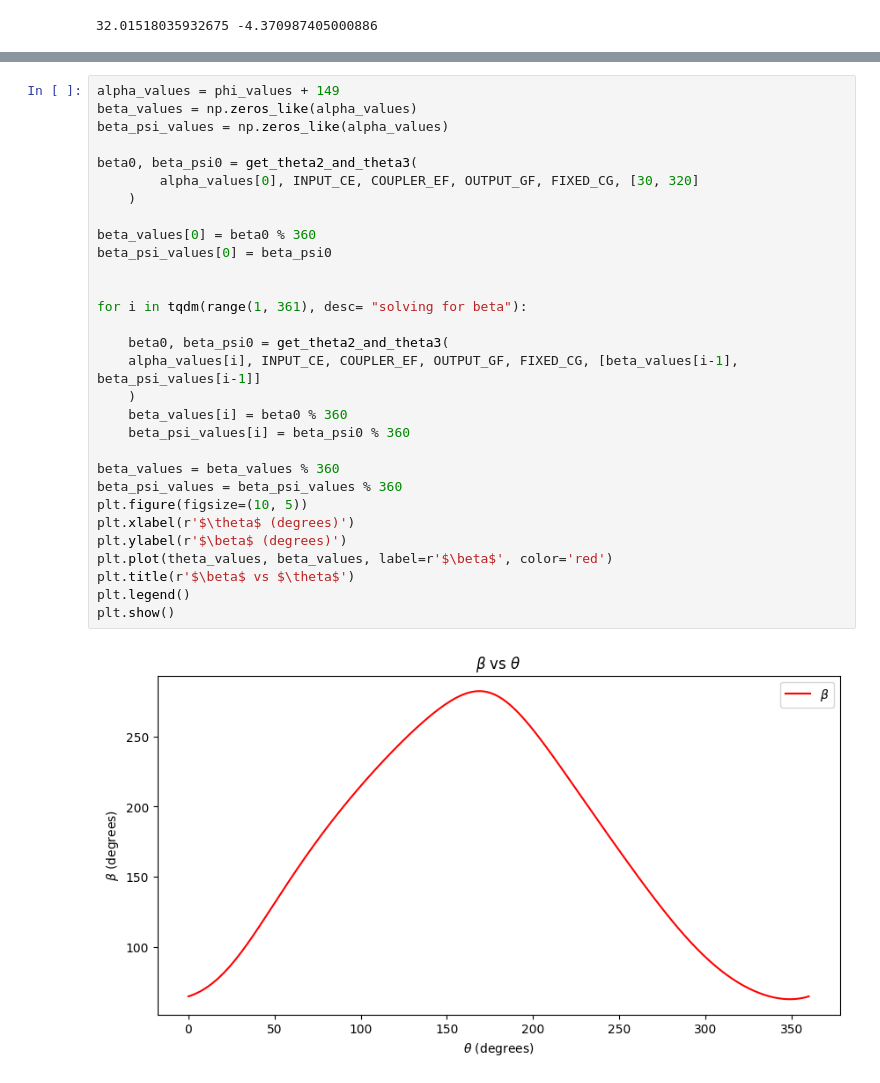
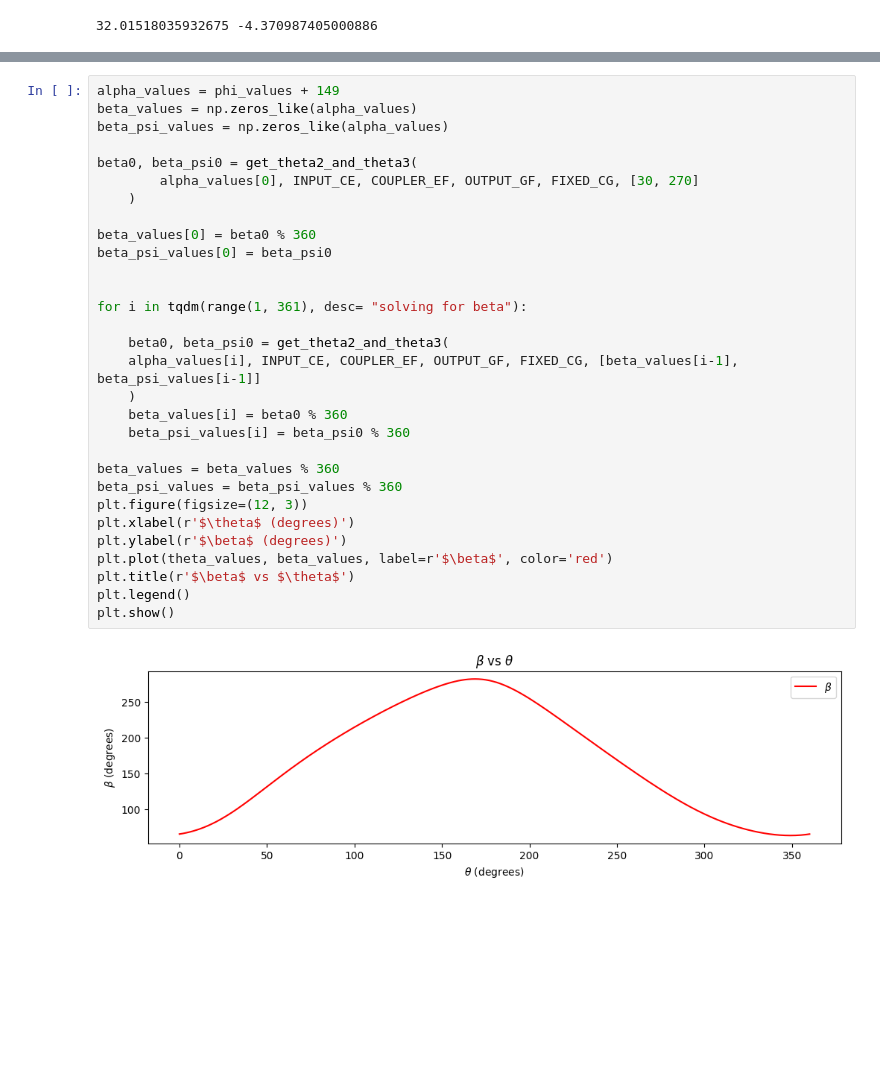
Before and after one commit to pesricha/DS288-Numerical-Methods, a Jupyter notebook: HW4/Homework-4.ipynb, the cells around one changed output, grey strips where cells are left out. Drawn from its saved outputs; the diff is of its cells as text; blank space fills up the shorter version.

```diff
--- a/HW4/Homework-4.ipynb
+++ b/HW4/Homework-4.ipynb
@@ -148,32 +149,32 @@ Inital Delta : 0.017453292519943295
 # %%
 alpha_values = phi_values + 149
 beta_values = np.zeros_like(alpha_values)
 beta_psi_values = np.zeros_like(alpha_values)
 
 beta0, beta_psi0 = get_theta2_and_theta3(
-        alpha_values[0], INPUT_CE, COUPLER_EF, OUTPUT_GF, FIXED_CG, [30, 320]
+        alpha_values[0], INPUT_CE, COUPLER_EF, OUTPUT_GF, FIXED_CG, [30, 270]
     )
 
 beta_values[0] = beta0 % 360
 beta_psi_values[0] = beta_psi0
 
 
 for i in tqdm(range(1, 361), desc= "solving for beta"):
 
     beta0, beta_psi0 = get_theta2_and_theta3(
     alpha_values[i], INPUT_CE, COUPLER_EF, OUTPUT_GF, FIXED_CG, [beta_values[i-1], beta_psi_values[i-1]]
     )
     beta_values[i] = beta0 % 360
     beta_psi_values[i] = beta_psi0 % 360
 
 beta_values = beta_values % 360
 beta_psi_values = beta_psi_values % 360
-plt.figure(figsize=(10, 5))
+plt.figure(figsize=(12, 3))
 plt.xlabel(r'$\theta$ (degrees)')
 plt.ylabel(r'$\beta$ (degrees)')
 plt.plot(theta_values, beta_values, label=r'$\beta$', color='red')
 plt.title(r'$\beta$ vs $\theta$')
 plt.legend()
 plt.show()
 # %% [output]
-[figure, old version]
+[figure, new version]
```
Also changed, not shown: parts of 6 cells of this notebook, 12 other files.
